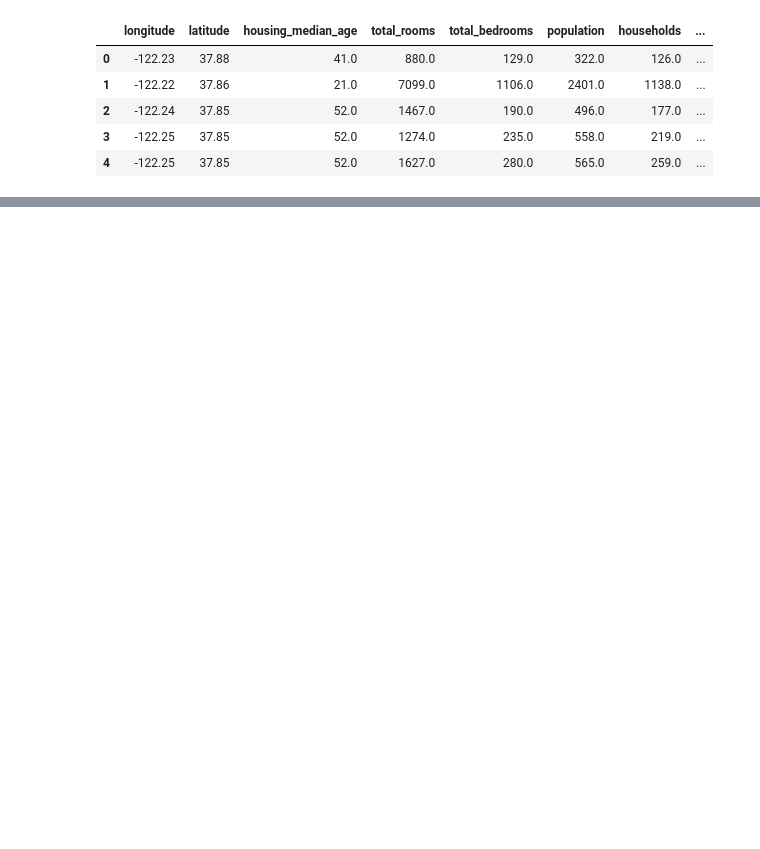
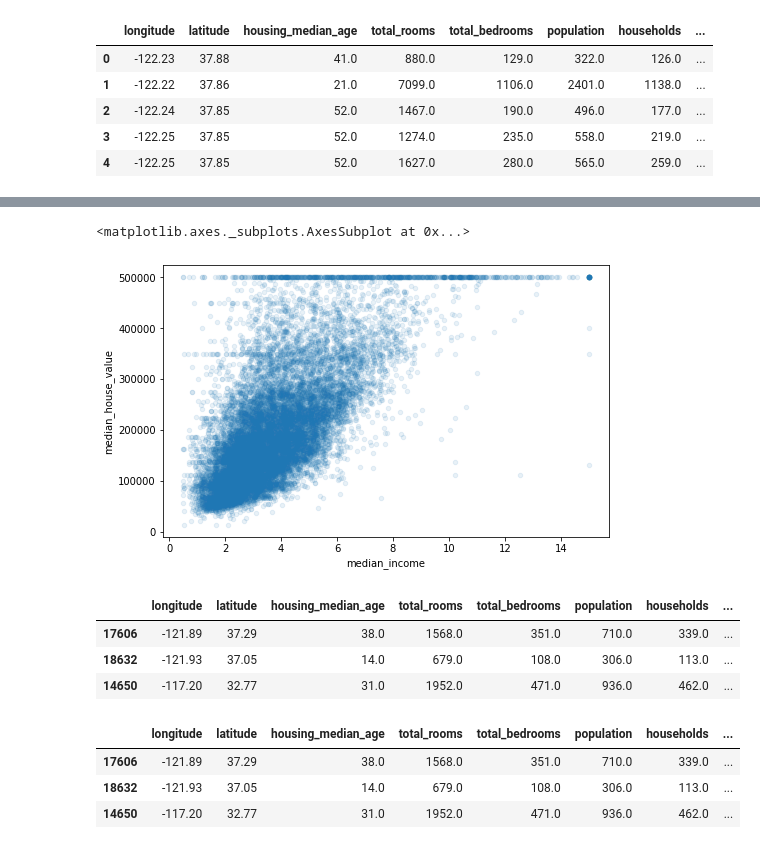
Before and after one commit to lucastsena/ia, a Jupyter notebook: machinelearning.ipynb, the cells around one changed output, grey strips where cells are left out. Cells and saved outputs as stored; diff of their text form; code cells hidden in the pictures; blank space fills up the shorter version.

```diff
--- a/machinelearning.ipynb
+++ b/machinelearning.ipynb
@@ -19,0 +92,23 @@ housing.head(5)
+# %%
+housing.plot(kind='scatter', x='median_income', y='median_house_value',
+            alpha=0.1, figsize=(8,5))
+# %% [output]
+<matplotlib.axes._subplots.AxesSubplot at 0x...>
+[figure, added]
+# %%
+housing.head(3)
+# %% [output]
+|  | longitude | latitude | housing_median_age | total_rooms | total_bedrooms | population | households | ... |
+| 17606 | -121.89 | 37.29 | 38.0 | 1568.0 | 351.0 | 710.0 | 339.0 | ... |
+| 18632 | -121.93 | 37.05 | 14.0 | 679.0 | 108.0 | 306.0 | 113.0 | ... |
+| 14650 | -117.20 | 32.77 | 31.0 | 1952.0 | 471.0 | 936.0 | 462.0 | ... |
+# %%
+housing['rooms_per_household'] = housing['total_rooms']/housing['households']
+housing['bedrooms_per_room'] = housing['total_bedrooms']/housing['total_rooms']
+housing['population_per_household'] = housing['population']/housing['households']
+housing.head(3)
+# %% [output]
+|  | longitude | latitude | housing_median_age | total_rooms | total_bedrooms | population | households | ... |
+| 17606 | -121.89 | 37.29 | 38.0 | 1568.0 | 351.0 | 710.0 | 339.0 | ... |
+| 18632 | -121.93 | 37.05 | 14.0 | 679.0 | 108.0 | 306.0 | 113.0 | ... |
+| 14650 | -117.20 | 32.77 | 31.0 | 1952.0 | 471.0 | 936.0 | 462.0 | ... |
```
Also changed, not shown: parts of 11 cells of this notebook.
